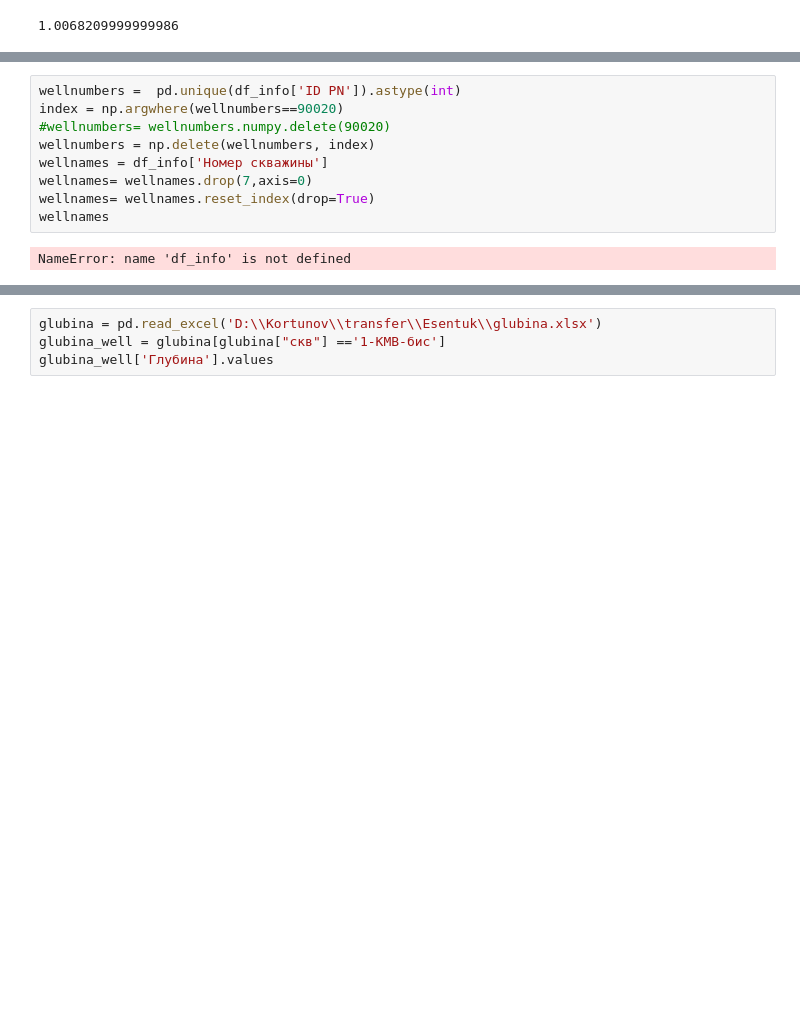
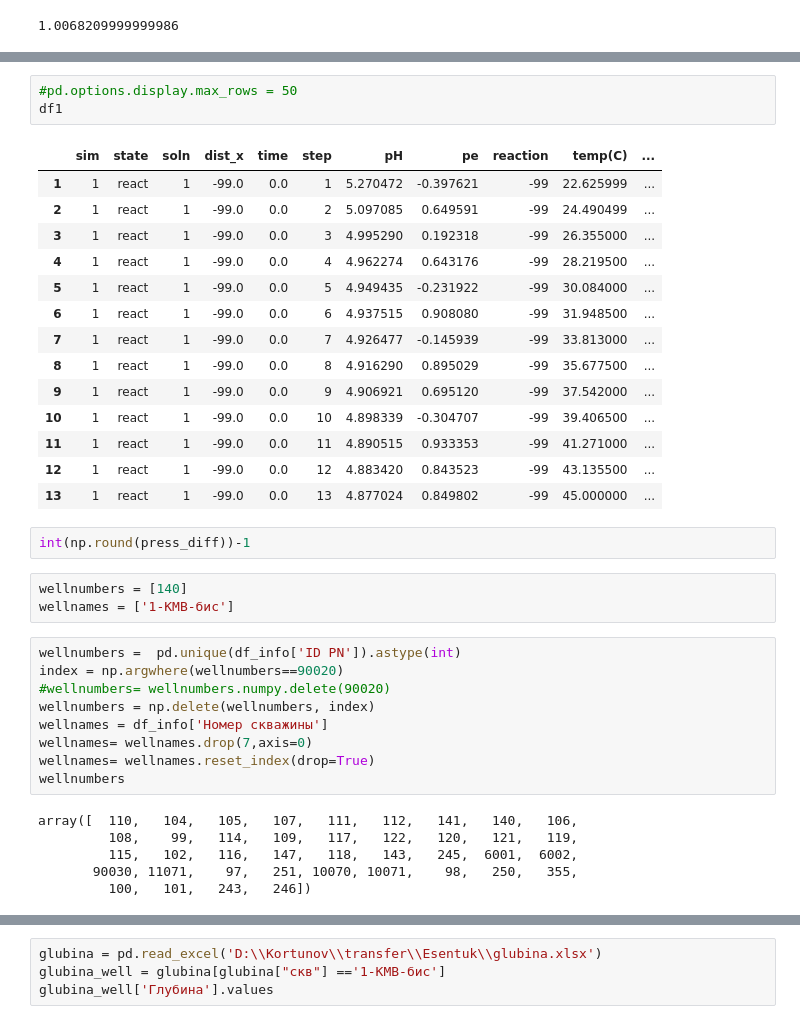
Before and after one commit to ekortunov/Jupiter, a Jupyter notebook: Essentuk_Gazlift_PHREEQC.ipynb, the cells around one changed output, grey strips where cells are left out. Drawn from its saved outputs; the diff is of its cells as text; blank space fills up the shorter version.

```diff
--- a/Essentuk_Gazlift_PHREEQC.ipynb
+++ b/Essentuk_Gazlift_PHREEQC.ipynb
@@ -1817,3 +2136,26 @@ TEMPERATYRA = 45.0
+# %%
+#pd.options.display.max_rows = 50
+df1
+# %% [output]
+|  | sim | state | soln | dist_x | time | step | pH | pe | reaction | temp(C) | ... |
+| 1 | 1 | react | 1 | -99.0 | 0.0 | 1 | 5.270472 | -0.397621 | -99 | 22.625999 | ... |
+| 2 | 1 | react | 1 | -99.0 | 0.0 | 2 | 5.097085 | 0.649591 | -99 | 24.490499 | ... |
+| 3 | 1 | react | 1 | -99.0 | 0.0 | 3 | 4.995290 | 0.192318 | -99 | 26.355000 | ... |
+| 4 | 1 | react | 1 | -99.0 | 0.0 | 4 | 4.962274 | 0.643176 | -99 | 28.219500 | ... |
+| 5 | 1 | react | 1 | -99.0 | 0.0 | 5 | 4.949435 | -0.231922 | -99 | 30.084000 | ... |
+| 6 | 1 | react | 1 | -99.0 | 0.0 | 6 | 4.937515 | 0.908080 | -99 | 31.948500 | ... |
+| 7 | 1 | react | 1 | -99.0 | 0.0 | 7 | 4.926477 | -0.145939 | -99 | 33.813000 | ... |
+| 8 | 1 | react | 1 | -99.0 | 0.0 | 8 | 4.916290 | 0.895029 | -99 | 35.677500 | ... |
+| 9 | 1 | react | 1 | -99.0 | 0.0 | 9 | 4.906921 | 0.695120 | -99 | 37.542000 | ... |
+| 10 | 1 | react | 1 | -99.0 | 0.0 | 10 | 4.898339 | -0.304707 | -99 | 39.406500 | ... |
+| 11 | 1 | react | 1 | -99.0 | 0.0 | 11 | 4.890515 | 0.933353 | -99 | 41.271000 | ... |
+| 12 | 1 | react | 1 | -99.0 | 0.0 | 12 | 4.883420 | 0.843523 | -99 | 43.135500 | ... |
+| 13 | 1 | react | 1 | -99.0 | 0.0 | 13 | 4.877024 | 0.849802 | -99 | 45.000000 | ... |
+# %%
+int(np.round(press_diff))-1
+# %%
+wellnumbers = [140]
+wellnames = ['1-КМВ-бис']
 # %%
 wellnumbers =  pd.unique(df_info['ID PN']).astype(int)
 index = np.argwhere(wellnumbers==90020)
@@ -1822,6 +2164,10 @@ wellnumbers = np.delete(wellnumbers, index)
 wellnames = df_info['Номер скважины']
 wellnames= wellnames.drop(7,axis=0)
 wellnames= wellnames.reset_index(drop=True)
-wellnames
+wellnumbers
 # %% [output]
-NameError: name 'df_info' is not defined
+array([  110,   104,   105,   107,   111,   112,   141,   140,   106,
+         108,    99,   114,   109,   117,   122,   120,   121,   119,
+         115,   102,   116,   147,   118,   143,   245,  6001,  6002,
+       90030, 11071,    97,   251, 10070, 10071,    98,   250,   355,
+         100,   101,   243,   246])
```
Also changed, not shown: parts of 56 cells of this notebook, 12 other files.
